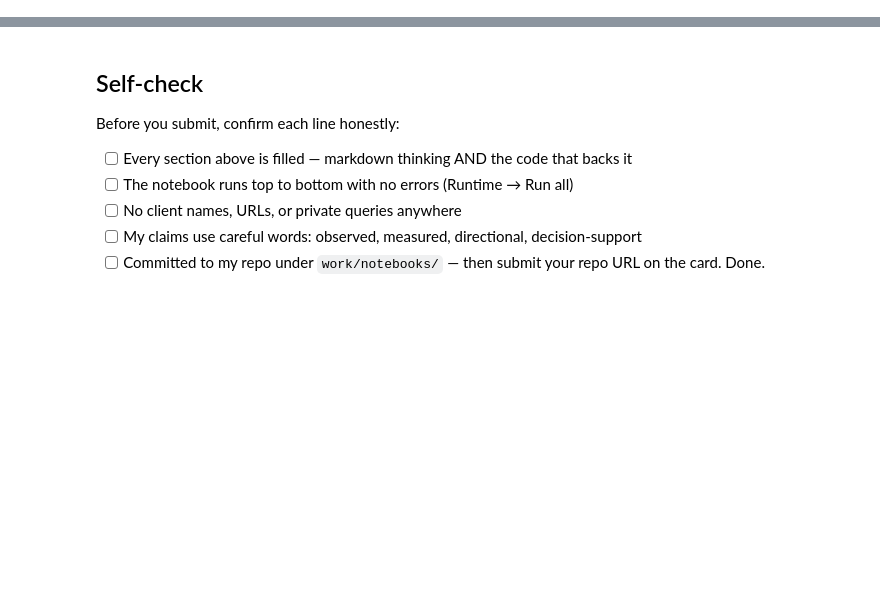
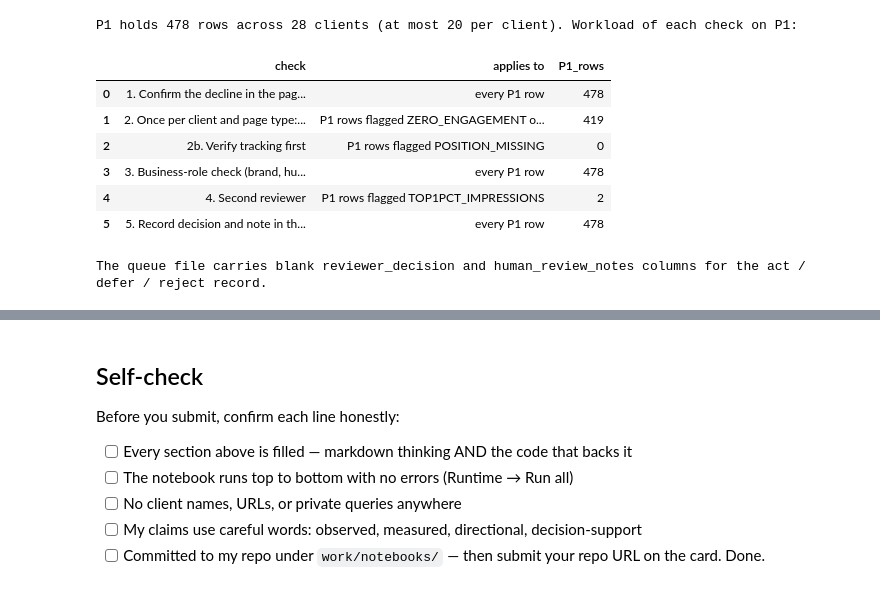
Before and after one commit to MEDOXIII/FlyRank-Internship-ML, a Jupyter notebook: work/notebooks/w07_action_playbook.ipynb, the cells around one changed output, grey strips where cells are left out. Drawn from its saved outputs; the diff is of its cells as text; code cells hidden in the pictures; blank space fills up the shorter version.

```diff
--- a/work/notebooks/w07_action_playbook.ipynb
+++ b/work/notebooks/w07_action_playbook.ipynb
@@ -36,0 +675,28 @@ This skeleton is yours to fill. Work the sections **in order** — each one has
+# %%
+# ===== Q3: human-review load on the ranked queue =====
+flag_rows = lambda pattern: int(p1["caution_flags"].str.contains(pattern).sum())
+review_checks = pd.DataFrame([
+    ("1. Confirm the decline in the page's analytics", "every P1 row", len(p1)),
+    ("2. Once per client and page type: is engagement tracked, is the page still ramping up", "P1 rows flagged ZERO_ENGAGEMENT or AGE_UNDER_180D", flag_rows("ZERO_ENGAGEMENT|AGE_UNDER_180D")),
+    ("2b. Verify tracking first", "P1 rows flagged POSITION_MISSING", flag_rows("POSITION_MISSING")),
+    ("3. Business-role check (brand, hub, legal, pricing)", "every P1 row", len(p1)),
+    ("4. Second reviewer", "P1 rows flagged TOP1PCT_IMPRESSIONS", flag_rows("TOP1PCT_IMPRESSIONS")),
+    ("5. Record decision and note in the queue file", "every P1 row", len(p1)),
+], columns=["check", "applies to", "P1_rows"])
+review_load = {"p1_rows": len(p1), "clients_with_p1": int(p1["client_id"].nunique()),
+               "max_p1_rows_per_client": int(p1.groupby("client_id").size().max()),
+               "checks": review_checks.to_dict("records")}
+print(f"P1 holds {len(p1):,} rows across {review_load['clients_with_p1']} clients (at most {review_load['max_p1_rows_per_client']} per client). "
+      "Workload of each check on P1:")
+display(review_checks)
+print("The queue file carries blank reviewer_decision and human_review_notes columns for the act / defer / reject record.")
+# %% [output]
+P1 holds 478 rows across 28 clients (at most 20 per client). Workload of each check on P1:
+|  | check | applies to | P1_rows |
+| 0 | 1. Confirm the decline in the pag... | every P1 row | 478 |
+| 1 | 2. Once per client and page type:... | P1 rows flagged ZERO_ENGAGEMENT o... | 419 |
+| 2 | 2b. Verify tracking first | P1 rows flagged POSITION_MISSING | 0 |
+| 3 | 3. Business-role check (brand, hu... | every P1 row | 478 |
+| 4 | 4. Second reviewer | P1 rows flagged TOP1PCT_IMPRESSIONS | 2 |
+| 5 | 5. Record decision and note in th... | every P1 row | 478 |
+The queue file carries blank reviewer_decision and human_review_notes columns for the act / defer / reject record.
```
Also changed, not shown: parts of 18 cells of this notebook, 4 other files.
